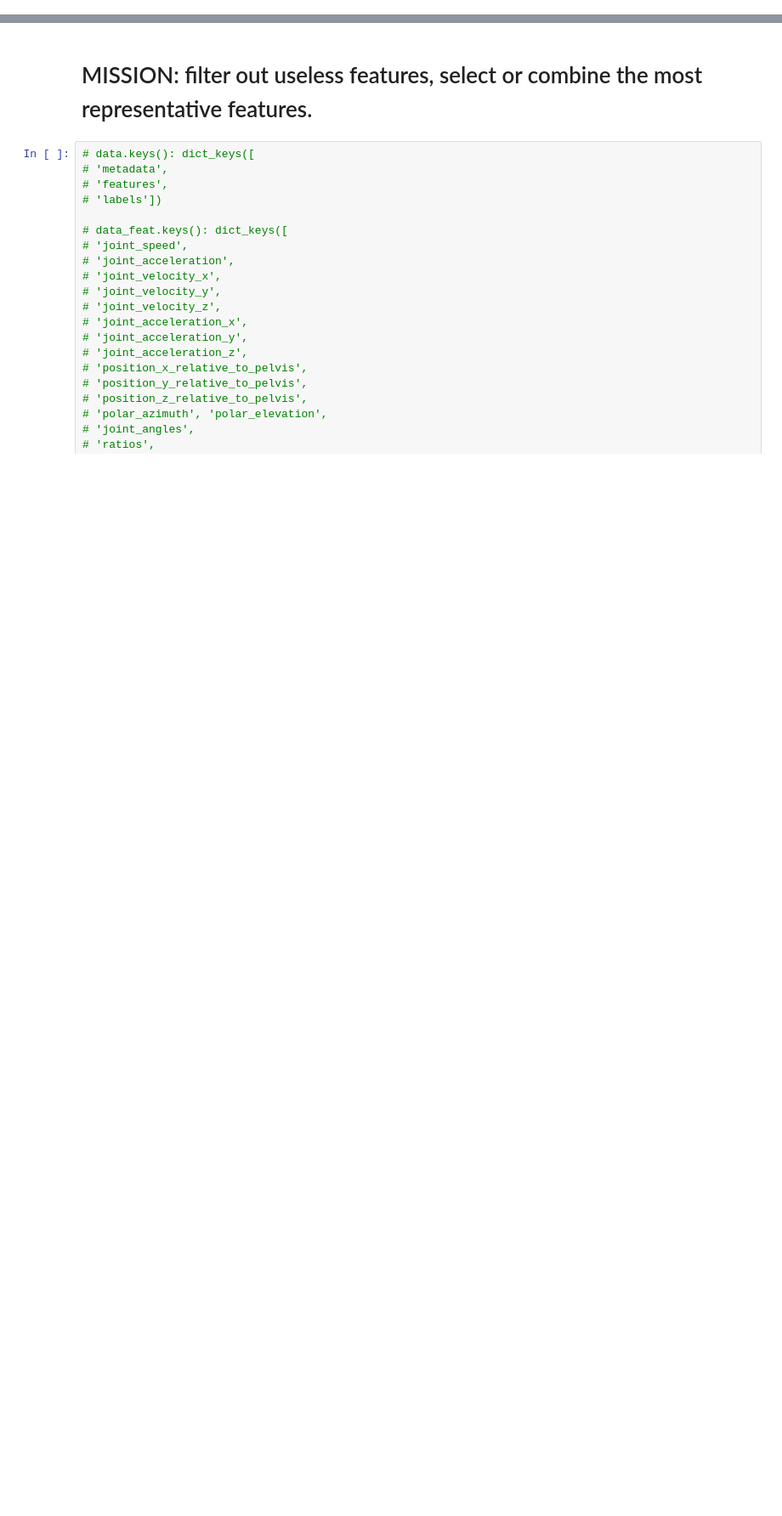
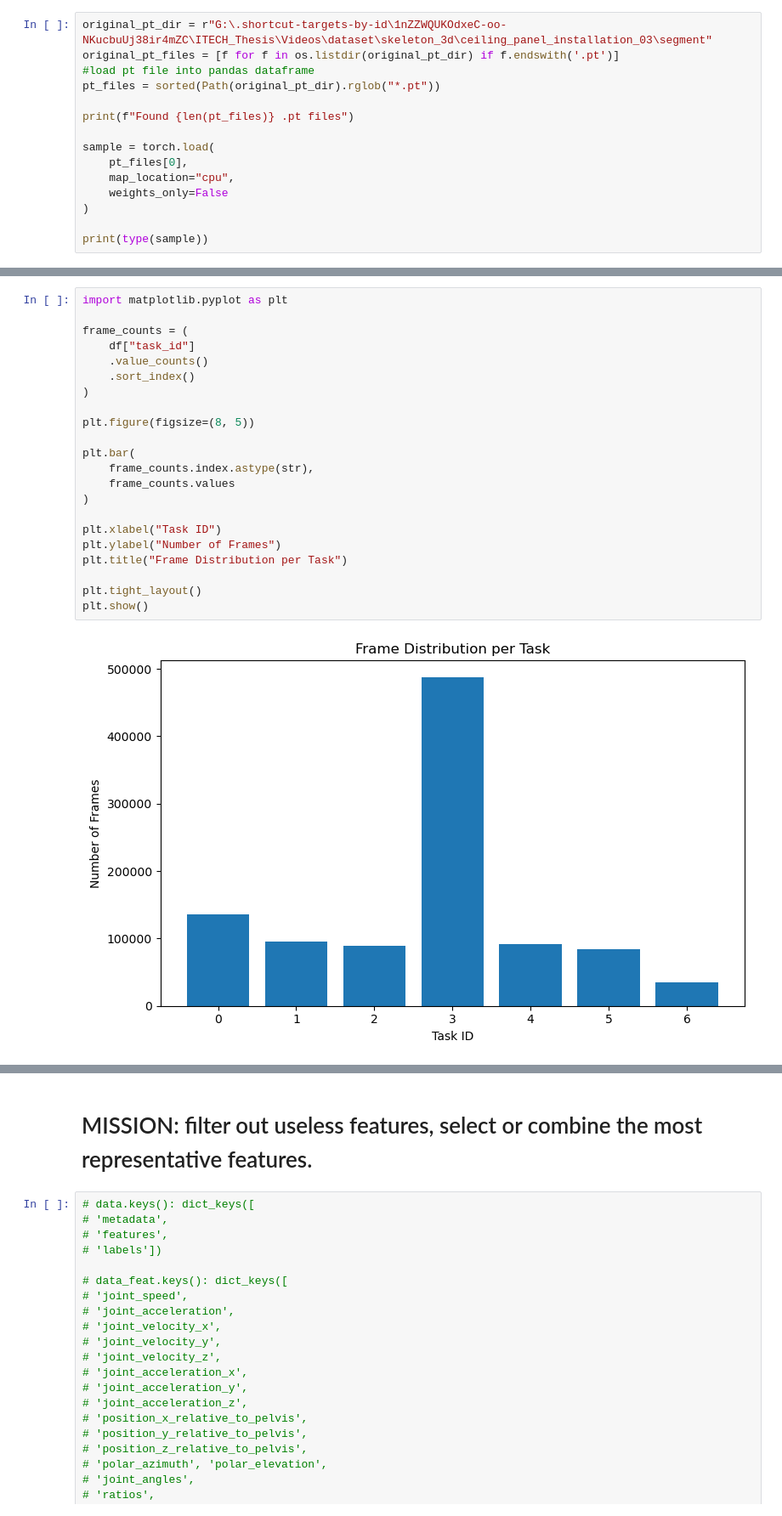
Before and after one commit to Lo122/LSTM_HRC, a Jupyter notebook: data_proc_2d/app/analyze_posture.ipynb, the cells around one changed output, grey strips where cells are left out. Shown at 85% size. Cells and saved outputs as stored; diff of their text form; blank space fills up the shorter version.

```diff
--- a/data_proc_2d/app/analyze_posture.ipynb
+++ b/data_proc_2d/app/analyze_posture.ipynb
@@ -0,0 +13,15 @@
+# %%
+original_pt_dir = r"G:\.shortcut-targets-by-id\1nZZWQUKOdxeC-oo-NKucbuUj38ir4mZC\ITECH_Thesis\Videos\dataset\skeleton_3d\ceiling_panel_installation_03\segment"
+original_pt_files = [f for f in os.listdir(original_pt_dir) if f.endswith('.pt')]
+#load pt file into pandas dataframe
+pt_files = sorted(Path(original_pt_dir).rglob("*.pt"))
+
+print(f"Found {len(pt_files)} .pt files")
+
+sample = torch.load(
+    pt_files[0],
+    map_location="cpu",
+    weights_only=False
+)
+
+print(type(sample))
@@ -0,0 +110,24 @@
+# %%
+import matplotlib.pyplot as plt
+
+frame_counts = (
+    df["task_id"]
+    .value_counts()
+    .sort_index()
+)
+
+plt.figure(figsize=(8, 5))
+
+plt.bar(
+    frame_counts.index.astype(str),
+    frame_counts.values
+)
+
+plt.xlabel("Task ID")
+plt.ylabel("Number of Frames")
+plt.title("Frame Distribution per Task")
+
+plt.tight_layout()
+plt.show()
+# %% [output]
+[figure, added]
```
Also changed, not shown: parts of 41 cells of this notebook, 17 other files.
